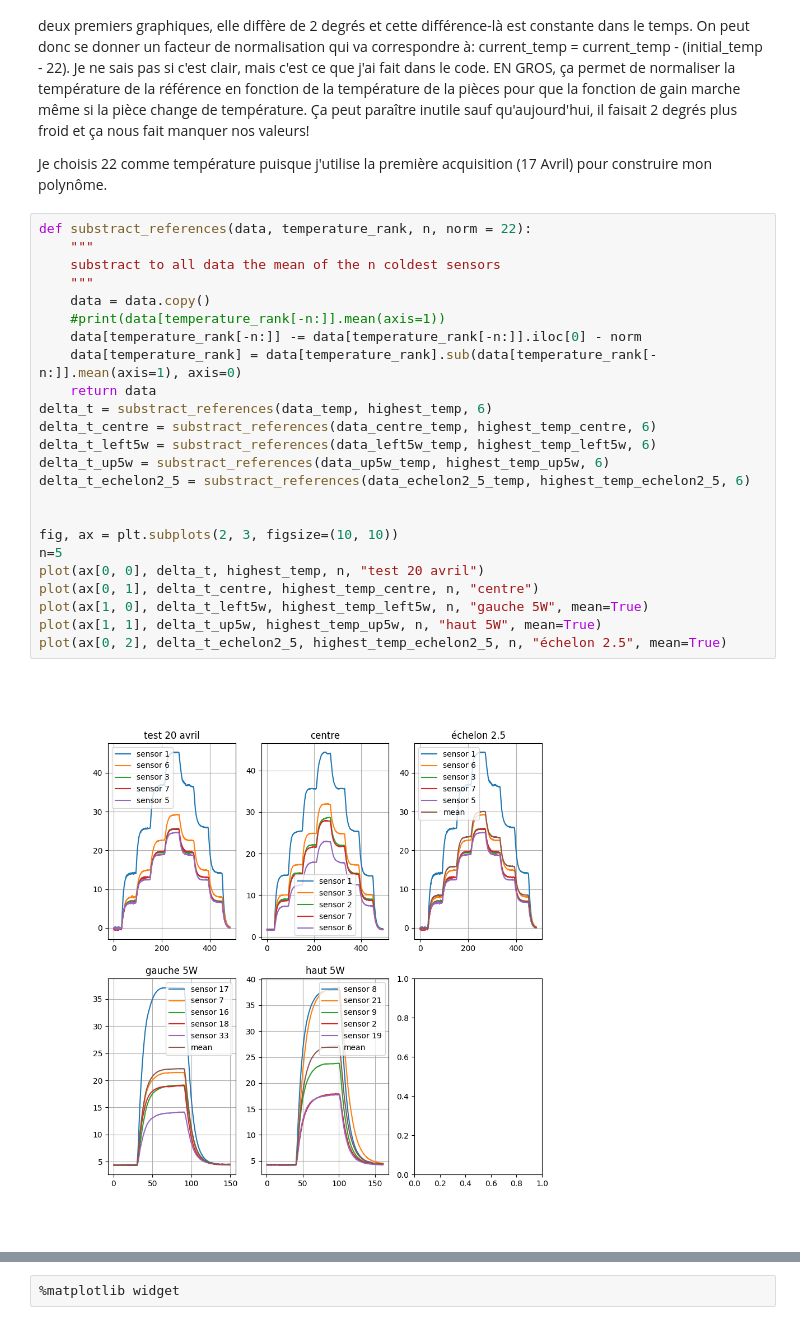
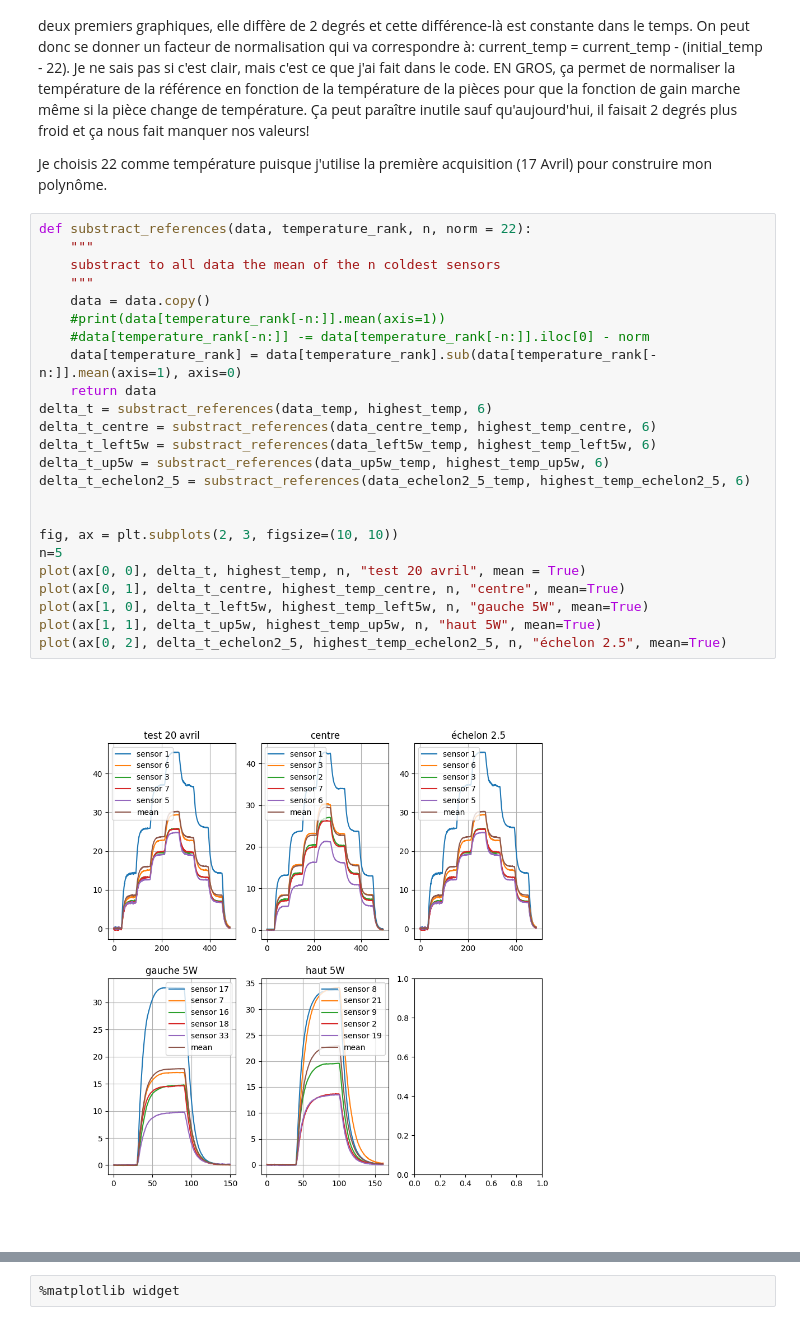
Before and after one commit to sapar82/Design-3-Team-2, a Jupyter notebook: Programmation/Debuggage/Script Python/notebook.ipynb, the cells around one changed output, grey strips where cells are left out. Drawn from its saved outputs; the diff is of its cells as text.

```diff
--- a/Programmation/Debuggage/Script Python/notebook.ipynb
+++ b/Programmation/Debuggage/Script Python/notebook.ipynb
@@ -97,28 +97,28 @@ Je choisis 22 comme température puisque j'utilise la première acquisition (17
 # %%
 def substract_references(data, temperature_rank, n, norm = 22):
     """
     substract to all data the mean of the n coldest sensors
     """
     data = data.copy()
     #print(data[temperature_rank[-n:]].mean(axis=1))
-    data[temperature_rank[-n:]] -= data[temperature_rank[-n:]].iloc[0] - norm
+    #data[temperature_rank[-n:]] -= data[temperature_rank[-n:]].iloc[0] - norm
     data[temperature_rank] = data[temperature_rank].sub(data[temperature_rank[-n:]].mean(axis=1), axis=0)
     return data
 delta_t = substract_references(data_temp, highest_temp, 6)
 delta_t_centre = substract_references(data_centre_temp, highest_temp_centre, 6)
 delta_t_left5w = substract_references(data_left5w_temp, highest_temp_left5w, 6)
 delta_t_up5w = substract_references(data_up5w_temp, highest_temp_up5w, 6)
 delta_t_echelon2_5 = substract_references(data_echelon2_5_temp, highest_temp_echelon2_5, 6)
 
 
 fig, ax = plt.subplots(2, 3, figsize=(10, 10))
 n=5
-plot(ax[0, 0], delta_t, highest_temp, n, "test 20 avril")
-plot(ax[0, 1], delta_t_centre, highest_temp_centre, n, "centre")
+plot(ax[0, 0], delta_t, highest_temp, n, "test 20 avril", mean = True)
+plot(ax[0, 1], delta_t_centre, highest_temp_centre, n, "centre", mean=True)
 plot(ax[1, 0], delta_t_left5w, highest_temp_left5w, n, "gauche 5W", mean=True)
 plot(ax[1, 1], delta_t_up5w, highest_temp_up5w, n, "haut 5W", mean=True)
 plot(ax[0, 2], delta_t_echelon2_5, highest_temp_echelon2_5, n, "échelon 2.5", mean=True)
 # %% [output]
-[figure, old version]
+[figure, new version]
 # %% [markdown]
 Les delta_t sont exactement les mêmes pour les valeur centrées que pour celles décalées de 2.5mm. On utilisera donc le même gain pour les deux. La thermistance centrale ainsi que le premier ring auront le même gain. On changera pour le deuxième ring et le troisième ring.
```
Also changed, not shown: parts of 5 cells of this notebook, 1 other file.
